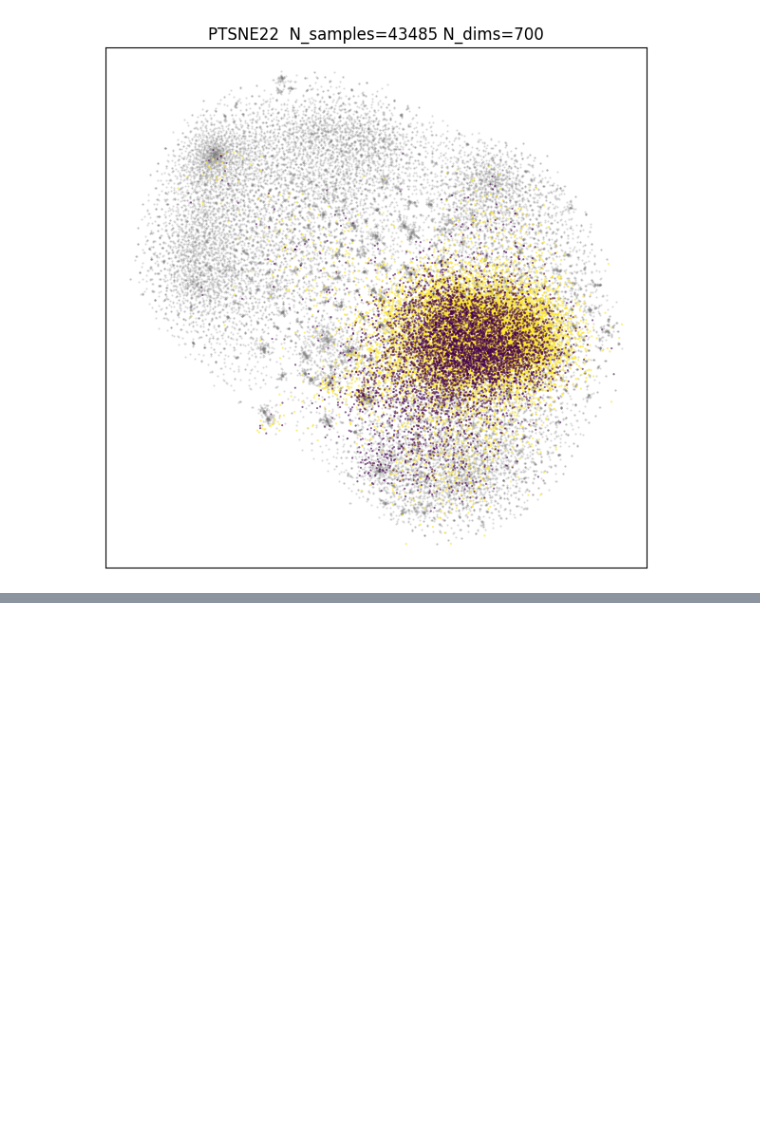
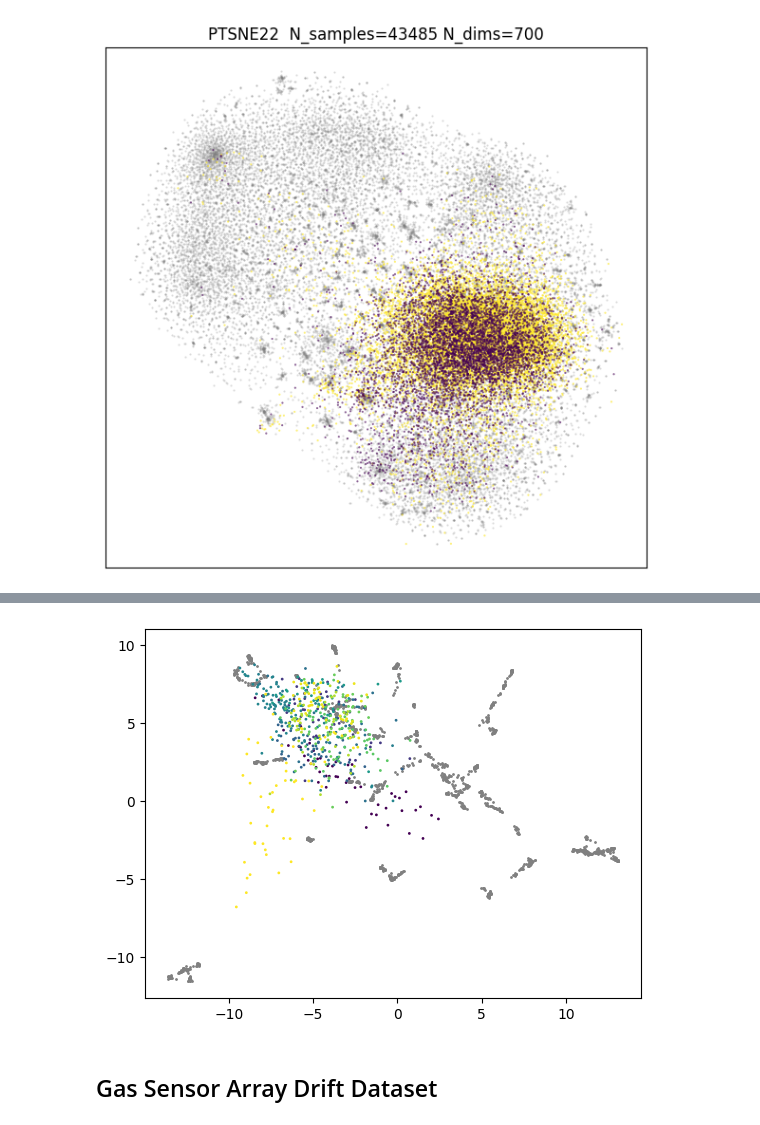
Before and after one commit to Kpure1000/OOS-DR-Benchmark, a Jupyter notebook: gen_truth.ipynb, the cells around one changed output, grey strips where cells are left out. Saved outputs shown, nothing was run; the diff lists cells and outputs as text; code cells hidden in the pictures; blank space fills up the shorter version.

Commit message:
remove files, add dataset

```diff
--- a/gen_truth.ipynb
+++ b/gen_truth.ipynb
@@ -748,0 +813,14 @@ fig.savefig('imgs/imdb-all-ptsne22.png', dpi=500)
+# %%
+X_train = img_feature[:X_train.shape[0]]
+X_test  = img_feature[X_train.shape[0]:]
+
+print('X_train shape:', X_train.shape)
+print('X_test shape:', X_test.shape)
+
+with h5.File(f'datasets/truth/raid_{X_train.shape[0]+X_test.shape[0]}.h5', 'w') as f:
+    gE = f.create_group('E')
+    gO = f.create_group('O')
+    gE.create_dataset('X0', data=X_train)
+    gO.create_dataset('X0', data=X_test)
+    gE.create_dataset('y0', data=y_train)
+    gO.create_dataset('y0', data=y_test)
@@ -748,0 +830,10 @@ fig.savefig('imgs/imdb-all-ptsne22.png', dpi=500)
+# %%
+from sklearn.decomposition import PCA
+from umap.parametric_umap import ParametricUMAP
+
+# X_train = PCA(n_components=50).fit_transform(X_train)
+# X_test  = PCA(n_components=50).fit_transform(X_test)
+
+pca = ParametricUMAP(n_components=2)
+proj_train = pca.fit_transform(X_train)
+proj_test = pca.transform(X_test)
@@ -748,0 +861,9 @@ fig.savefig('imgs/imdb-all-ptsne22.png', dpi=500)
+# %%
+
+plt.scatter(proj_train[:,0], proj_train[:,1], c='gray', s=1)
+plt.scatter(proj_test[:,0], proj_test[:,1], c=y_test, s=1)
+plt.show()
+# %% [output]
+[figure, added]
+# %% [markdown]
+## Gas Sensor Array Drift Dataset
```
Also changed, not shown: parts of 10 cells of this notebook, 4 other files.
